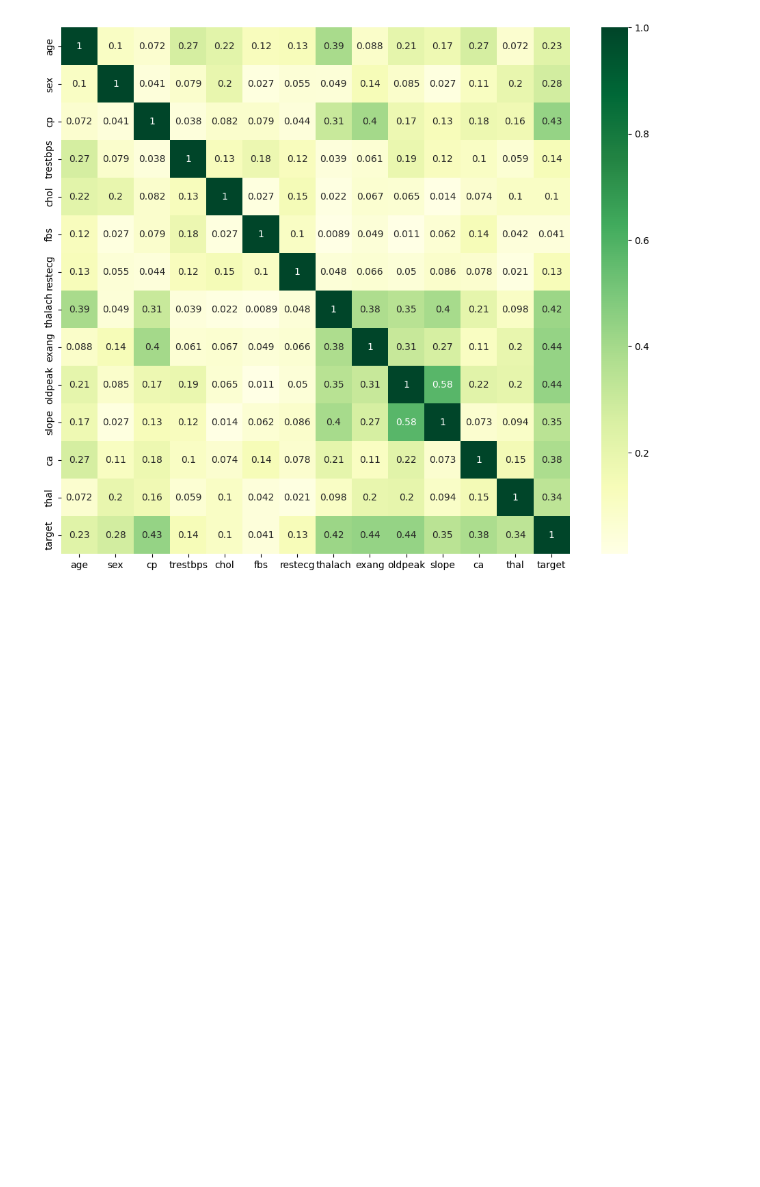
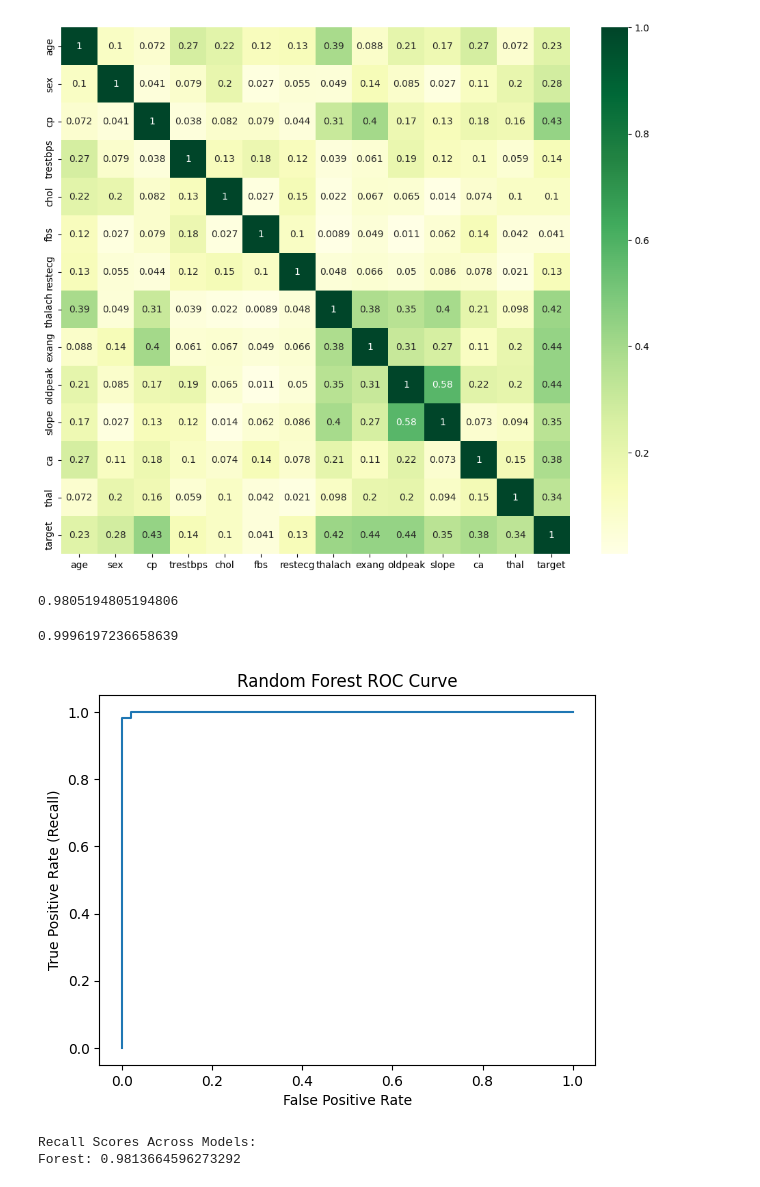
Before and after one commit to charlotte-verity/Heart-Disease-Classifier, a Jupyter notebook: detector.ipynb, the cells around one changed output. Saved outputs shown, nothing was run; the diff lists cells and outputs as text; code cells hidden in the pictures; blank space fills up the shorter version.

```diff
--- a/detector.ipynb
+++ b/detector.ipynb
@@ -173,10 +173,10 @@ from sklearn.model_selection import GridSearchCV
 
 param_grid = {
   'n_estimators': [100, 200, 500],
-  'max_depth': [None, 10, 20, 30],
-  'min_samples_split': [2, 5, 10],
-  'min_samples_leaf': [1, 2, 4],
-  'max_features': ['sqrt', 'log2', None]
+ # 'max_depth': [None, 10, 20, 30],
+ # 'min_samples_split': [2, 5, 10],
+ # 'min_samples_leaf': [1, 2, 4],
+ # 'max_features': ['sqrt', 'log2', None]
 }
 # %%
 # 3-fold cross-validation - split into 3 folds, 2 for training, 1 for testing
@@ -255,3 +243,26 @@ sns.heatmap(abs(heart_df.corr()), annot=True, cmap='YlGn')
 # %% [output]
 <Axes: >
 [figure]
+# %%
+best_forest.score(x_test, y_test)
+# %% [output]
+0.9805194805194806
+# %%
+y_probs = best_forest.predict_proba(x_test)[:, 1]
+fpr, tpr, threshs = roc_curve(y_test, y_probs)
+plt.plot(fpr, tpr)
+plt.xlabel("False Positive Rate")
+plt.ylabel("True Positive Rate (Recall)")
+plt.title("Random Forest ROC Curve")
+print(roc_auc_score(y_test, y_probs))
+plt.show()
+# %% [output]
+0.9996197236658639
+[figure, added]
+# %%
+print("Recall Scores Across Models:")
+y_preds = best_forest.predict(x_test)
+print('Forest: ' + str(recall_score(y_test, y_preds)))
+# %% [output]
+Recall Scores Across Models:
+Forest: 0.9813664596273292
```
Also changed, not shown: parts of 3 cells of this notebook.
